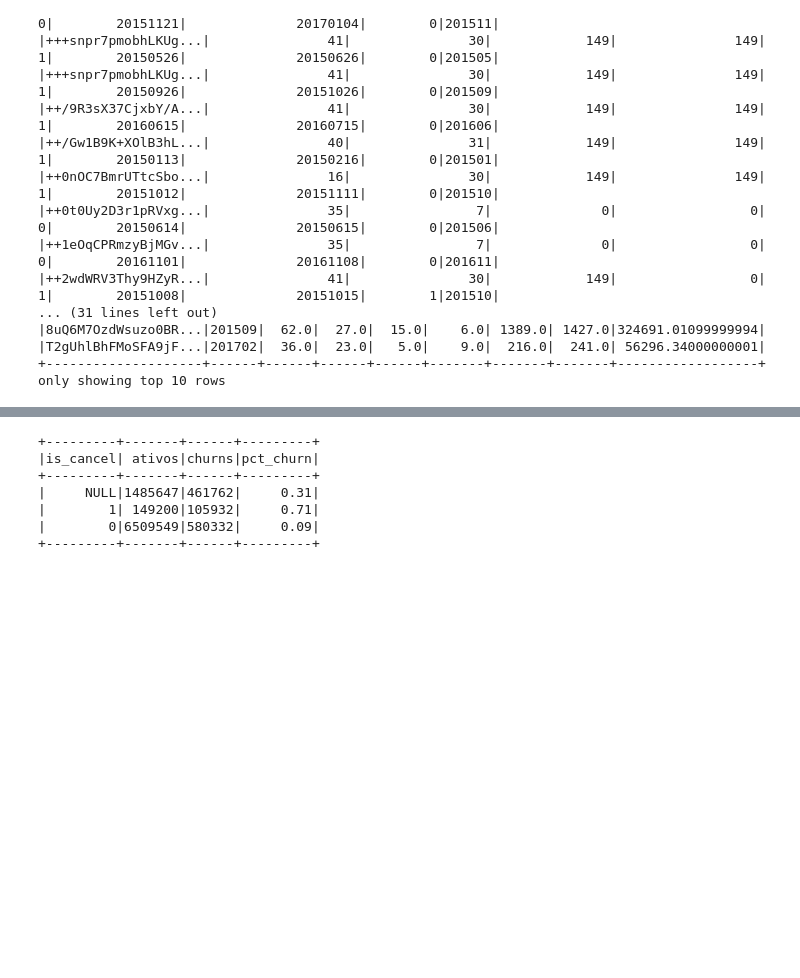
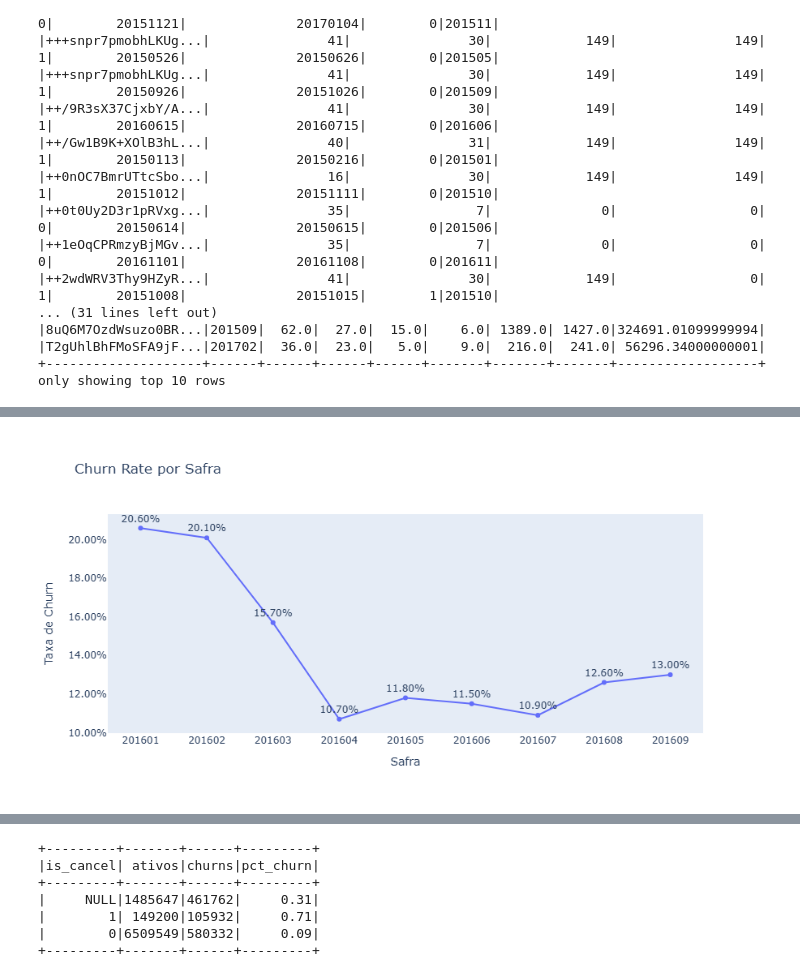
Before and after one commit to Hugo-magalhaes/Colab-data-science, a Jupyter notebook: DataMaster_Hugo_MM_Junior_v2.ipynb, the cells around one changed output, grey strips where cells are left out. Cells and saved outputs as stored; diff of their text form; code cells hidden in the pictures; blank space fills up the shorter version.

```diff
--- a/DataMaster_Hugo_MM_Junior_v2.ipynb
+++ b/DataMaster_Hugo_MM_Junior_v2.ipynb
@@ -473,6 +474,10 @@ fig.update_layout(
 fig.show()
 # %% [output]
 [interactive output not drawn]
+# %%
+Image('/content/plot churn total.png')
+# %% [output]
+[figure, added]
 # %%
 churn_analysis_graph = (df_analysis.groupBy('safra')
                   .agg(F.sum('is_ativo').alias('ativos')
```
Also changed, not shown: parts of 14 cells of this notebook.
